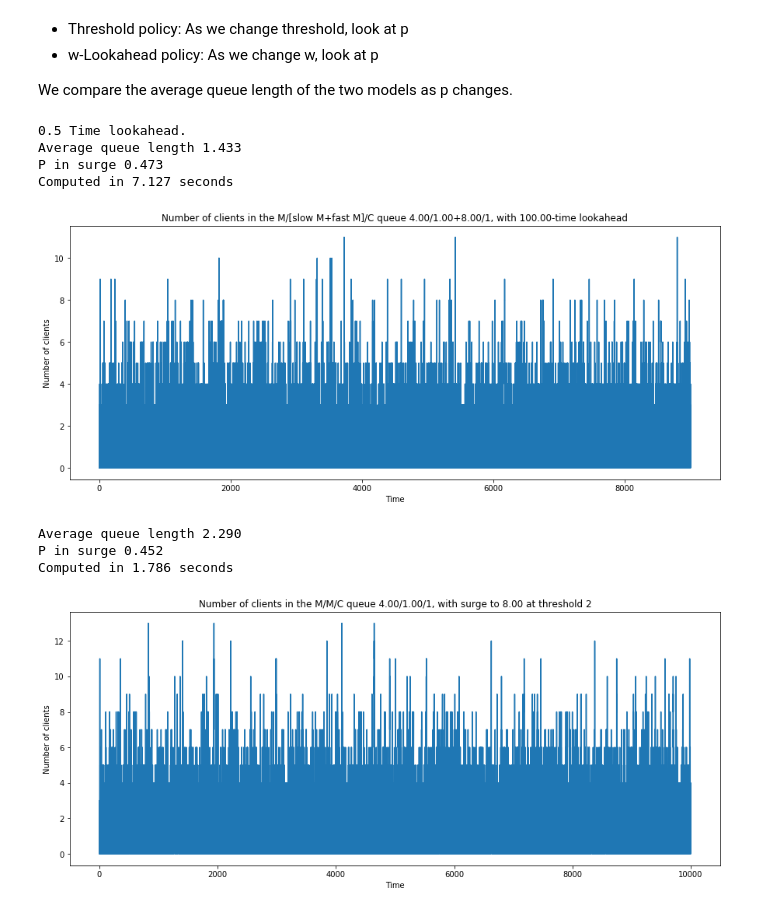
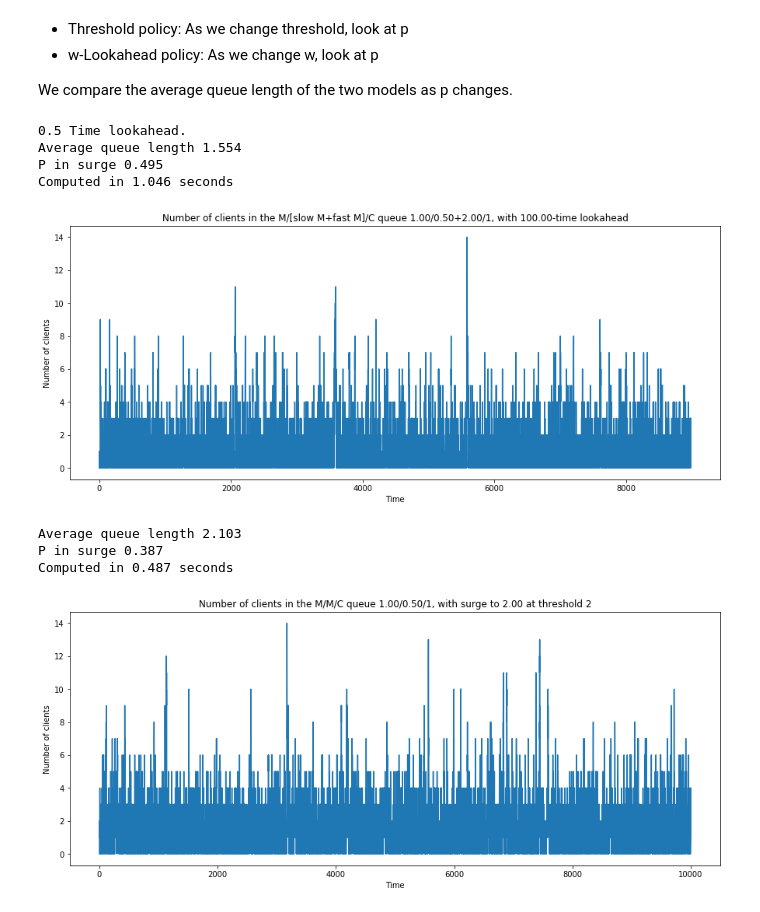
Before and after one commit to guanzgrace/cbs-patient-surge-models, a Jupyter notebook: MM1_OneComparisonWLookaheadToThreshold_0620.ipynb, the cells around one changed output. Saved outputs shown, nothing was run; the diff lists cells and outputs as text; code cells hidden in the pictures.

```diff
--- a/MM1_OneComparisonWLookaheadToThreshold_0620.ipynb
+++ b/MM1_OneComparisonWLookaheadToThreshold_0620.ipynb
@@ -263,10 +263,10 @@ def MM1WithWLookaheadConstant(lambd, mu1, mu2, c, w, Tmax):
                     else:
                         num_departures += 1
                 if num_departures >= num_arrivals: # use the slow service rate
-                    servers.append(wcustomer_with_parameters(arrival, T[-1], False))
+                    servers.append(wcustomer_with_parameters(next_to_enter, T[-1], False))
                     #print("Look ahead at time %.3f has Departures %d Arrivals %d -> use SLOW" % (T[-1], num_departures, num_arrivals))
                 else: # use the fast service rate
-                    servers.append(wcustomer_with_parameters(arrival, T[-1], True))
+                    servers.append(wcustomer_with_parameters(next_to_enter, T[-1], True))
                     #print("Look ahead at time %.3f has Departures %d Arrivals %d -> use FAST" % (T[-1], num_departures, num_arrivals))
 
 
@@ -290,9 +290,9 @@ def MM1WithWLookaheadConstant(lambd, mu1, mu2, c, w, Tmax):
     N = N[:-1]
     return T, N, waiting_times, S, in_surge
 # %%
-lambd = 4
-mu1 = 1
-mu2 = 8
+lambd = 1
+mu1 = 0.5
+mu2 = 2
 surge_threshold = 2
 c = 1
 w = 100
@@ -301,27 +301,27 @@ Tmax = 10000
 # %%
 s = """0.5 Time lookahead."""
 
 print(s)
 start = time.time()
 T, N, W, S, in_surge = MM1WithWLookaheadConstant(lambd, mu1, mu2, c, w, Tmax)
 end = time.time()
 figure(figsize=(15,6))
-plot(T[:72000], N[:72000])
+plot(T[:int(len(T)*0.9)], N[:int(len(T)*0.9)])
 xlabel('Time')
 ylabel('Number of clients')
 title('Number of clients in the M/[slow M+fast M]/C queue %.2f/%.2f+%.2f/%d, with %.2f-time lookahead'
       % (lambd, mu1, mu2, c, w))
 
 
 print("Average queue length %.3f"%(np.mean(N)))
 print("P in surge %.3f"%(in_surge))
 print("Computed in %.3f seconds" % (end-start))
 # %% [output]
 0.5 Time lookahead.
-Average queue length 1.433
-P in surge 0.473
-Computed in 7.127 seconds
+Average queue length 1.554
+P in surge 0.495
+Computed in 1.046 seconds
-[figure, old version]
+[figure, new version]
 # %%
 start = time.time()
 T, N, W, S, in_surge = MM1WithOneThreshold(lambd, mu1, mu2, surge_threshold, c, N0, Tmax)
@@ -338,7 +338,7 @@ print("Average queue length %.3f"%(np.mean(N)))
 print("P in surge %.3f"%(in_surge))
 print("Computed in %.3f seconds" % (end-start))
 # %% [output]
-Average queue length 2.290
-P in surge 0.452
-Computed in 1.786 seconds
+Average queue length 2.103
+P in surge 0.387
+Computed in 0.487 seconds
-[figure, old version]
+[figure, new version]
```
Also changed, not shown: 1 other file.
